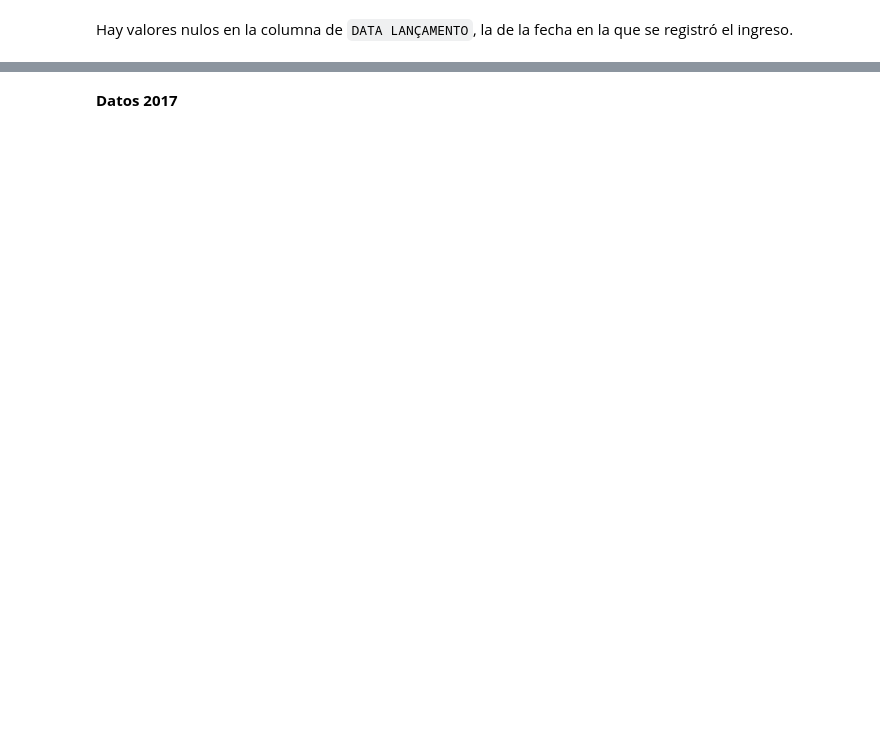
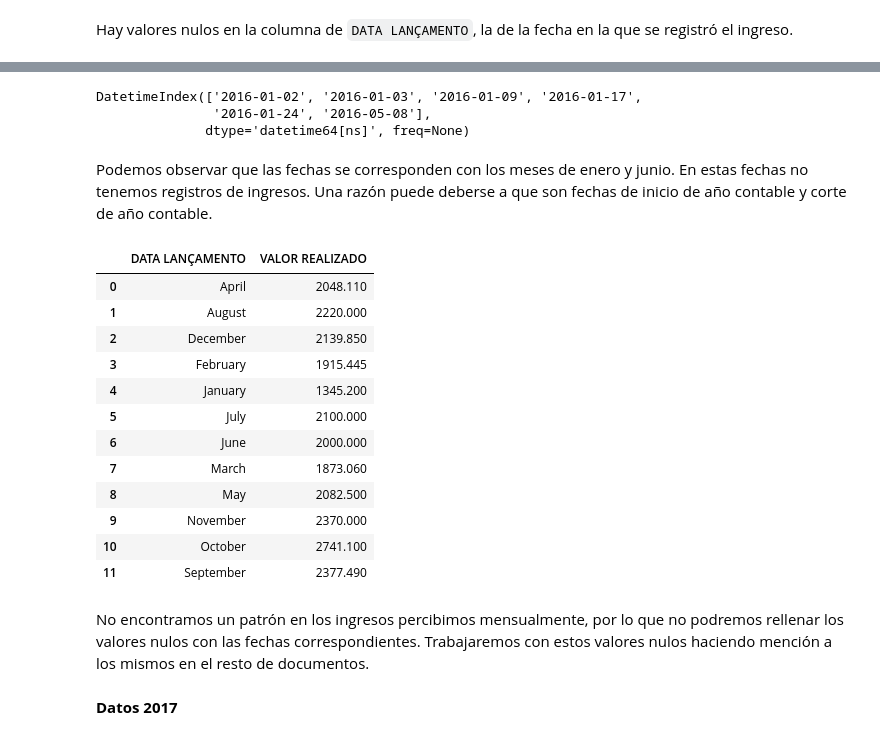
Before and after one commit to Gabijc/Proyecto2_Analisis_Ingresos_Brasil, a Jupyter notebook: EDA_datos_Brasil.ipynb, the cells around one changed output, grey strips where cells are left out. Drawn from its saved outputs; the diff is of its cells as text; code cells hidden in the pictures; blank space fills up the shorter version.

Commit message:
Casi terminado tratamiento columnas, nulos y duplicados

```diff
--- a/EDA_datos_Brasil.ipynb
+++ b/EDA_datos_Brasil.ipynb
@@ -677,5 +659,5 @@ np.int64(0)
 # %%
 # Como queremos modificar las columnas anteriores, nos creamos una lista que contenga las mismas. Para ello hacemos uso de iloc.
-columnas_2016_fecha = datos_2016.iloc[:,14: 16].columns
-columnas_2016_fecha
+columnas_2016 = datos_2016.iloc[:,10: 14].columns
+columnas_2016
 # %% [output]
@@ -683,3 +666,0 @@ Index(['DATA LANÇAMENTO', 'ANO EXERCÍCIO'], dtype='object')
-# %%
-datos_2016 = cambio_fecha(datos_2016, columnas_2016_fecha)
-datos_2016.head(2)
@@ -709,0 +667,4 @@ info_df(datos_2016)
+# %%
+# Aplicamos la función de cambio de tipo de datos y revisamos que el cambio se ha realizado con éxito.
+datos_2016 = buscar_reemplazar(datos_2016, columnas_2016)
+datos_2016.head(1)
@@ -709,0 +682,3 @@ info_df(datos_2016)
+# %%
+datos_2016["DATA LANÇAMENTO"] = pd.to_datetime(datos_2016["DATA LANÇAMENTO"], format="%d/%m/%Y")
+datos_2016.head(1)
@@ -710,3 +766,37 @@ info_df(datos_2016)
+# %%
+# A continuación revisamos si alguna de las fechas que hay en la columna no existe en el rango de fechas creado anteriormente. Para ello hacemos
+# uso de la función difference, la cual nos devuelve un conjunto de datos con los elementos del conjunto original (fecha completa) que no están
+# en el conjunto especificado.
+fecha_completa.difference(datos_2016["DATA LANÇAMENTO"].unique())
+# %% [output]
+DatetimeIndex(['2016-01-02', '2016-01-03', '2016-01-09', '2016-01-17',
+               '2016-01-24', '2016-05-08'],
+              dtype='datetime64[ns]', freq=None)
+# %% [markdown]
+Podemos observar que las fechas se corresponden con los meses de enero y junio. En estas fechas no tenemos registros de ingresos. Una razón puede deberse a que son fechas de inicio de año contable y corte de año contable.
+# %%
+# Una opción para rellenar estos valores de tipo fecha sería por importe numérico de las fechas de los mismos meses.
+
+datos_2016.groupby(datos_2016["DATA LANÇAMENTO"].dt.month_name())['VALOR REALIZADO'].median().reset_index()
+
+# Solo nos servirá el de valor realizado, ya que en el resto de columnas la mediana se encuentra en 0, lo cual no aprota ningún valor en este
+# punto del análisis.
+# %% [output]
+|  | DATA LANÇAMENTO | VALOR REALIZADO |
+| 0 | April | 2048.110 |
+| 1 | August | 2220.000 |
+| 2 | December | 2139.850 |
+| 3 | February | 1915.445 |
+| 4 | January | 1345.200 |
+| 5 | July | 2100.000 |
+| 6 | June | 2000.000 |
+| 7 | March | 1873.060 |
+| 8 | May | 2082.500 |
+| 9 | November | 2370.000 |
+| 10 | October | 2741.100 |
+| 11 | September | 2377.490 |
+# %% [markdown]
+No encontramos un patrón en los ingresos percibimos mensualmente, por lo que no podremos rellenar los valores nulos con las fechas correspondientes. Trabajaremos con estos valores nulos haciendo mención a los mismos en el resto de documentos.
 # %% [markdown]
 **Datos 2017**
 # %%
```
Also changed, not shown: parts of 87 cells of this notebook, 1 other file.
